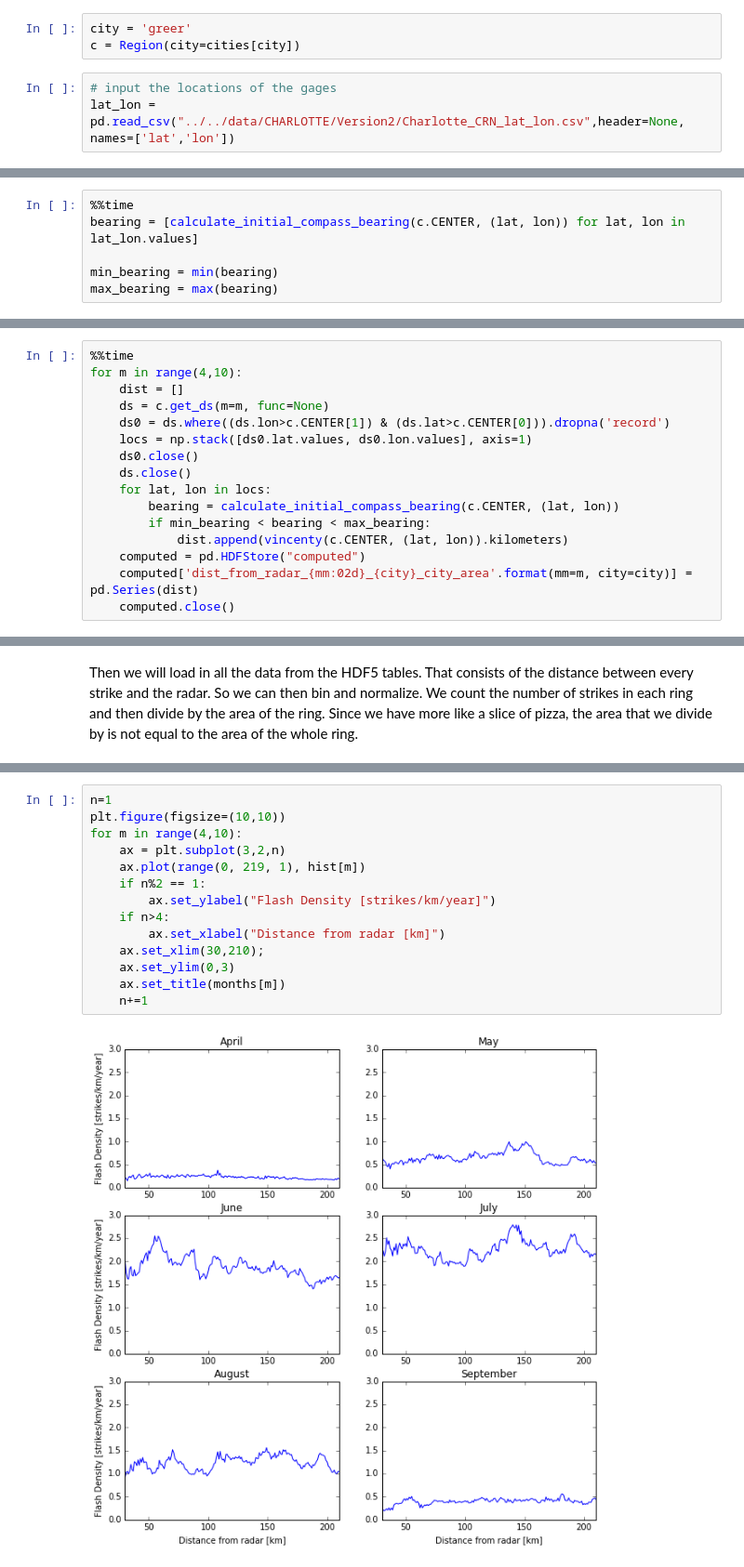
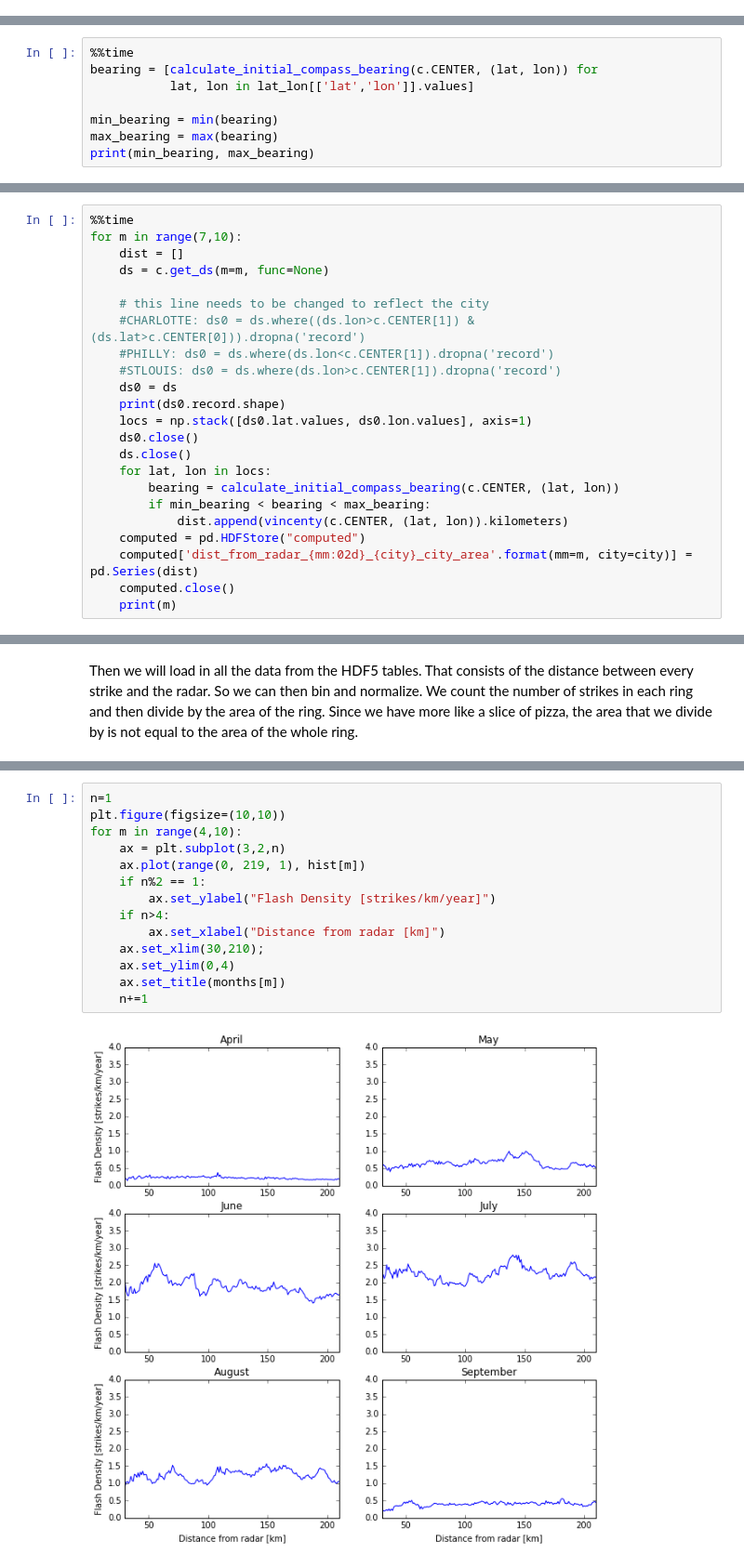
Before and after one commit to jsignell/lightning-tools, a Jupyter notebook: 08 Distance from Radar.ipynb, the cells around one changed output, grey strips where cells are left out. Shown: that part at 93% size. Saved outputs shown, nothing was run; the diff lists cells and outputs as text.

```diff
--- a/08 Distance from Radar.ipynb
+++ b/08 Distance from Radar.ipynb
@@ -56,8 +58,2 @@ def calculate_initial_compass_bearing(pointA, pointB):
 # %% [markdown]
 We might not want this in the end, but for now, we will limit the lightning that we look at to those that occur along the same cone as the rain gages.
-# %%
-city = 'greer'
-c = Region(city=cities[city])
-# %%
-# input the locations of the gages
-lat_lon = pd.read_csv("../../data/CHARLOTTE/Version2/Charlotte_CRN_lat_lon.csv",header=None, names=['lat','lon'])
@@ -64,7 +86,9 @@ lat_lon = pd.read_csv("../../data/CHARLOTTE/Version2/Charlotte_CRN_lat_lon.csv",
 # %%
 %%time
-bearing = [calculate_initial_compass_bearing(c.CENTER, (lat, lon)) for lat, lon in lat_lon.values]
+bearing = [calculate_initial_compass_bearing(c.CENTER, (lat, lon)) for
+           lat, lon in lat_lon[['lat','lon']].values]
 
 min_bearing = min(bearing)
 max_bearing = max(bearing)
+print(min_bearing, max_bearing)
 # %% [output]
@@ -74,10 +105,16 @@ Wall time: 347 µs
 First we will calculate the distance in km from the radar to each lightning strike. Since this takes a while, we can store the output in HDF5 tables.
 # %%
 %%time
-for m in range(4,10):
+for m in range(7,10):
     dist = []
     ds = c.get_ds(m=m, func=None)
-    ds0 = ds.where((ds.lon>c.CENTER[1]) & (ds.lat>c.CENTER[0])).dropna('record')
+
+    # this line needs to be changed to reflect the city
+    #CHARLOTTE: ds0 = ds.where((ds.lon>c.CENTER[1]) & (ds.lat>c.CENTER[0])).dropna('record')
+    #PHILLY: ds0 = ds.where(ds.lon<c.CENTER[1]).dropna('record')
+    #STLOUIS: ds0 = ds.where(ds.lon>c.CENTER[1]).dropna('record')
+    ds0 = ds
+    print(ds0.record.shape)
     locs = np.stack([ds0.lat.values, ds0.lon.values], axis=1)
     ds0.close()
     ds.close()
@@ -88,4 +125,5 @@ for m in range(4,10):
     computed = pd.HDFStore("computed")
     computed['dist_from_radar_{mm:02d}_{city}_city_area'.format(mm=m, city=city)] = pd.Series(dist)
     computed.close()
+    print(m)
 # %% [output]
@@ -110,16 +157,16 @@ df.columns.name = 'mean_annual_flash_density'
 # %%
 n=1
 plt.figure(figsize=(10,10))
 for m in range(4,10):
     ax = plt.subplot(3,2,n)
     ax.plot(range(0, 219, 1), hist[m])
     if n%2 == 1:
         ax.set_ylabel("Flash Density [strikes/km/year]")
     if n>4:
         ax.set_xlabel("Distance from radar [km]")
     ax.set_xlim(30,210);
-    ax.set_ylim(0,3)
+    ax.set_ylim(0,4)
     ax.set_title(months[m])
     n+=1
 # %% [output]
-[figure, old version]
+[figure, new version]
```
Also changed, not shown: parts of 9 cells of this notebook, 1 other file.
